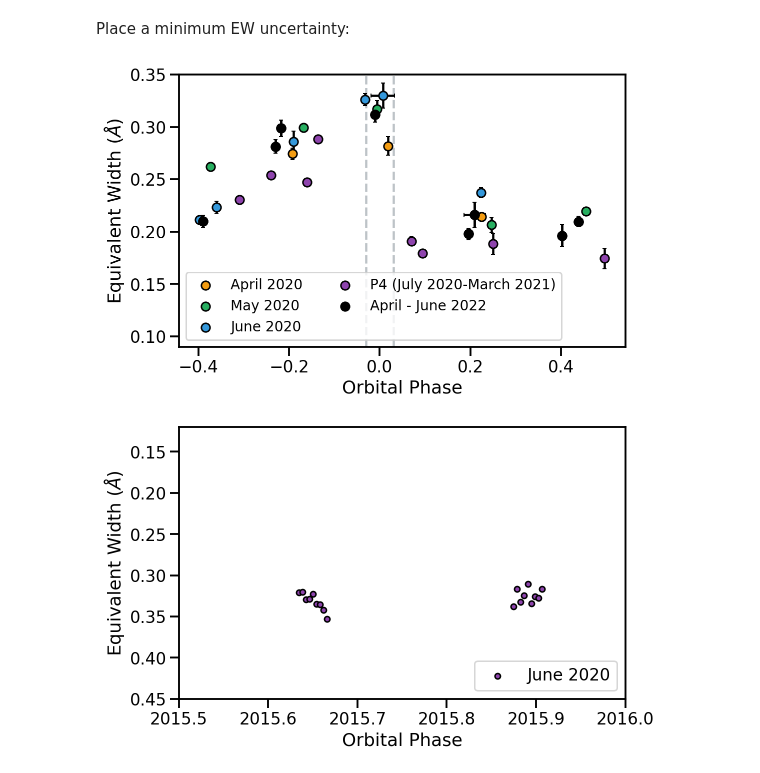
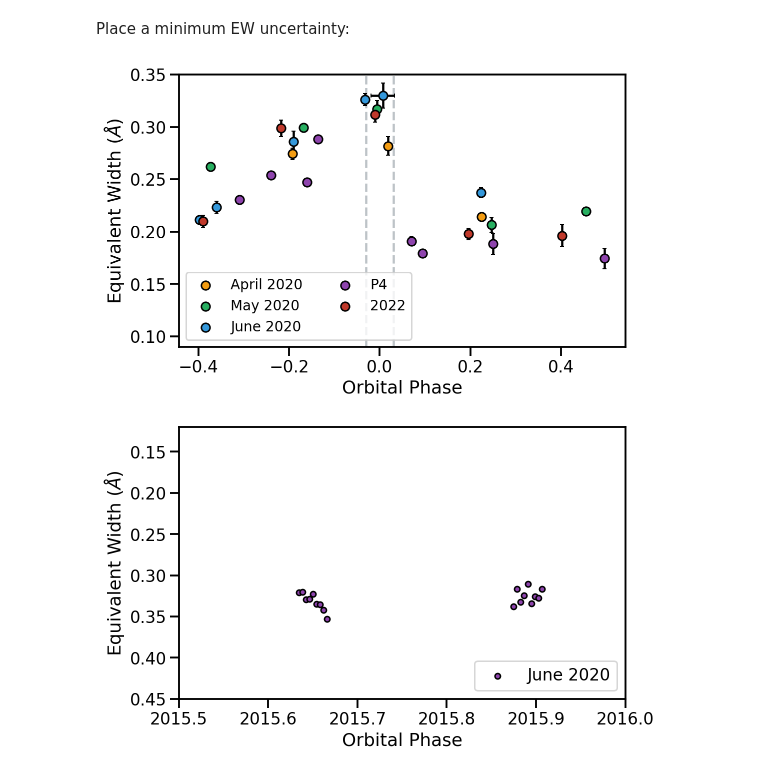
Before and after one commit to BrownDwarf/disperse, a Jupyter notebook: notebooks/05_figures_for_paper/01_Helium_EW_vs_orbital_phase.ipynb, the cells around one changed output. Cells and saved outputs as stored; diff of their text form; code cells hidden in the pictures.

```diff
--- a/notebooks/05_figures_for_paper/01_Helium_EW_vs_orbital_phase.ipynb
+++ b/notebooks/05_figures_for_paper/01_Helium_EW_vs_orbital_phase.ipynb
@@ -188,7 +198,8 @@ df['campaign'] = ''
 df.campaign[df.night_of.isin(['2020-04-26', '2020-04-27', '2020-04-28'])] = 'April 2020'
 df.campaign[df.night_of.str.contains('2020-05')] = 'May 2020'
 df.campaign[df.night_of.str.contains('2020-06')] = 'June 2020'
-df.campaign[df.campaign==''] = 'P4 (July 2020-March 2021)'
+df.campaign[df.night_of.str.contains('2022')] = '2022'
+df.campaign[df.campaign==''] = 'P4'
 # %% [markdown]
 ## Conduct Helium analysis
 
@@ -295,3 +313,6 @@ campaign = 'June 2020'
+# %%
+#campaign = 'June 2020'
+campaign = '2022'
 # %%
 unique_nights = df[df.campaign==campaign].night_of.unique()
 unique_nights
@@ -592,27 +650,27 @@ def repeat_plot(df_agg, color, label):
     plt.errorbar(df_agg.normalized_phase, df_agg.ew, yerr=df_agg.ew_unc, xerr=df_agg.phase_range,linestyle='none', color='k',
              barsabove=True, capsize=2, zorder=0)
 # %%
-campaigns = ['April 2020', 'May 2020', 'June 2020', 'P4 (July 2020-March 2021)']
-colors = ['#f39c12', '#27ae60', '#3498db', '#8e44ad']
+campaigns = ['April 2020', 'May 2020', 'June 2020', 'P4', '2022']
+colors = ['#f39c12', '#27ae60', '#3498db', '#8e44ad', '#c0392b']
 # %%
 sns.set_context('talk', font_scale=1.0)
 # %%
 plt.figure(figsize=(8,5))
 
 for label, color in zip(campaigns, colors):
     repeat_plot(df_agg[df_agg.campaign==label], color, label)
 
-repeat_plot(df_agg[df_agg.night_of.str.contains('2022')], 'black', 'April - June 2022')
+#repeat_plot(df_agg[df_agg.night_of.str.contains('2022')], 'black', 'April - June 2022')
 
 plt.ylim(0.09, 0.35)
 plt.axvline(-t_14_orb_phase/2, linestyle='dashed', color='#bdc3c7', zorder=-1)
 plt.axvline(+t_14_orb_phase/2, linestyle='dashed', color='#bdc3c7', zorder=-1)
 plt.xlabel('Orbital Phase');
 plt.ylabel('Equivalent Width $(\AA)$')
 plt.legend(loc='lower left', ncol=2, fontsize=14)
-plt.savefig('../../figures/HAT_P_67b_Helium10830EW_byCampaign.jpg', bbox_inches='tight', dpi=300, );
+plt.savefig('../../figures/HAT_P_67b_Helium10830EW_byCampaign.png', bbox_inches='tight', dpi=300, );
 # %% [output]
-[figure, old version]
+[figure, new version]
 # %%
 plt.figure(figsize=(8,5))
 
```
Also changed, not shown: parts of 21 cells of this notebook, 2 other files.
